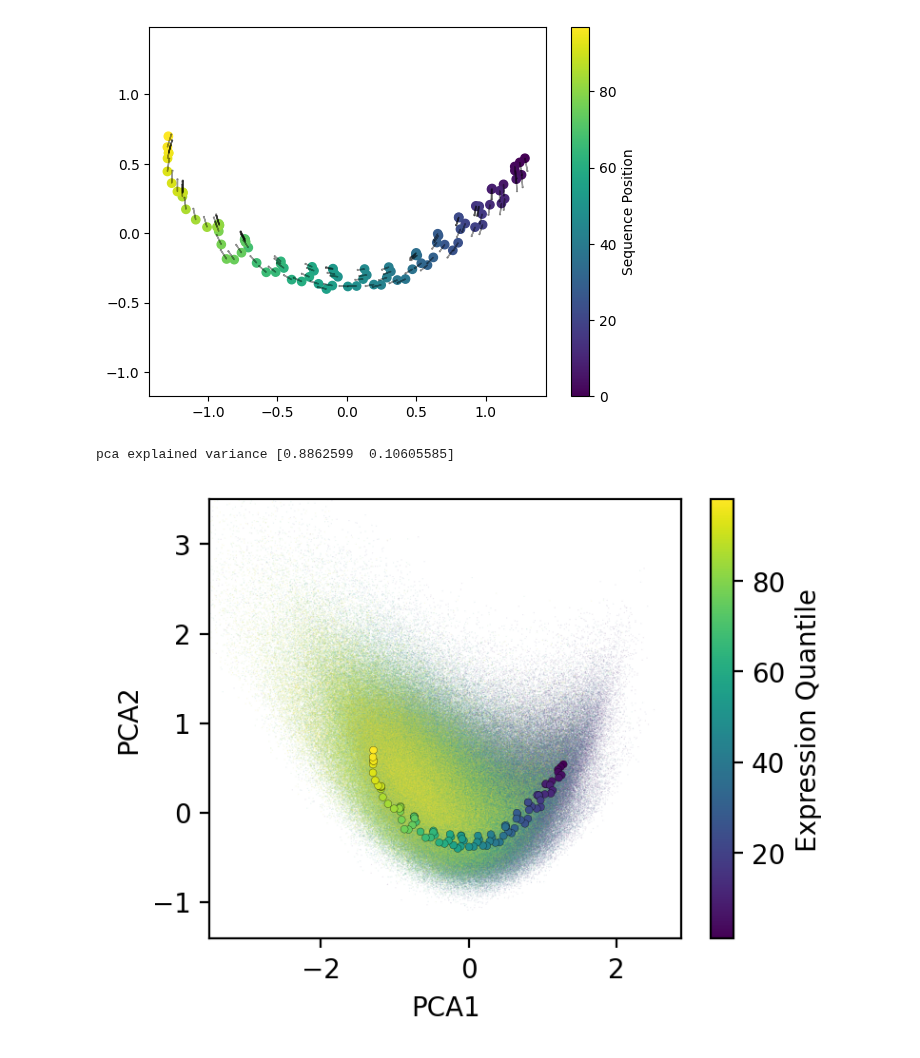
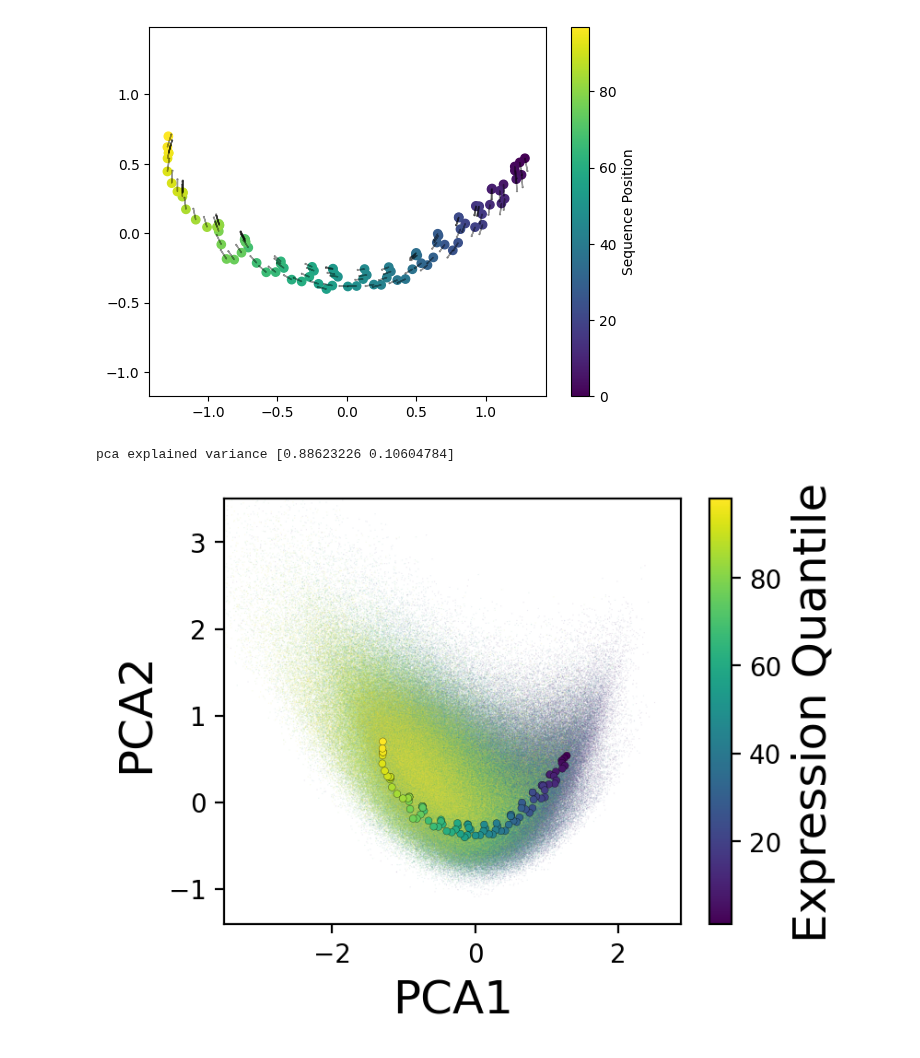
Before and after one commit to njwfish/DistributionEmbeddings, a Jupyter notebook: notebooks/gpra.ipynb, the cells around one changed output. Drawn from its saved outputs; the diff is of its cells as text; code cells hidden in the pictures.

```diff
--- a/notebooks/gpra.ipynb
+++ b/notebooks/gpra.ipynb
@@ -275,7 +256,7 @@ with torch.no_grad():
 rec = rec.reshape(98, 100 * 100, 129)
 # %%
 # load rec from numerical results
-rec = np.load('../numerical_results/rec.npy')
+rec = torch.from_numpy(np.load('../numerical_results/rec.npy'))
 rec = rec.reshape(98, 100 * 100, 129)
 # %%
 # save rec
@@ -348,7 +329,7 @@ for k in sorted(rec_scores.keys()):
     axs[1].hist(rec_scores[k][rec_scores[k] > 0.0], bins=50, alpha=0.5,
             color=color, density=True, label=None)
 
-axs[1].set_title('Reconstructed')
+axs[1].set_title('Reconstructed', fontsize=20)
 
 # Plot histogram for each quantile with alpha based on quantile number
 for k in sorted(ori_scores.keys()):
@@ -356,14 +337,12 @@ for k in sorted(ori_scores.keys()):
     axs[0].hist(ori_scores[k][ori_scores[k] > 0.0], bins=50, alpha=0.5,
             color=color, density=True, label=None)
 
-axs[0].set_title('Real')
-
-fig.suptitle('Distribution of Motifs')
+axs[0].set_title('Real', fontsize=20)
 
 # set shared y label
-fig.supylabel('Density')
+fig.supylabel('Density', fontsize=20)
 # set shared x label on fig
-fig.supxlabel('PWM Scores')
+fig.supxlabel('PWM Scores', fontsize=20)
 
 # Add colorbar - this is the fixed part
 sm = plt.cm.ScalarMappable(cmap=cmap, norm=norm)
@@ -442,6 +421,8 @@ plt.axis('equal') # <--- ADD THIS LINE HERE
 from matplotlib import pyplot as plt
 # creat pca embedding
 # reducer = PCA(n_components=2)
+embedding = pca.fit_transform(stacked_lats)
+all_lats = np.vstack([lats[k] for k in sorted(lats.keys())])
 embedding = pca.transform(all_lats)
 labels = np.concatenate([[k]*len(lats[k]) for k in sorted(lats.keys())])
 
@@ -475,36 +456,36 @@ sns.scatterplot(
     hue_norm=norm,
     s=.2,
     alpha=0.1,
     legend=False,
     ax=ax
 )
 
 # set latents
-embedding = pca.fit_transform(stacked_lats)
+embedding = pca.transform(stacked_lats)
 print("pca explained variance", pca.explained_variance_ratio_)
 
 labels = np.arange(len(stacked_lats))
 # add outline to the points
 plt.scatter(embedding[:, 0], embedding[:, 1], c=labels, cmap='viridis', s=8, edgecolor='black', linewidth=0.1)
 
 # ax.set_xticks([])
 # ax.set_yticks([])
-ax.set_xlabel('PCA1')
-ax.set_ylabel('PCA2')
+ax.set_xlabel('PCA1', fontsize=18)
+ax.set_ylabel('PCA2', fontsize=18)
 
 x_min, x_max, y_min, y_max = -3.5, 2.88, -1.41, 3.5
 ax.set_xlim(x_min, x_max)
 ax.set_ylim(y_min, y_max)
 
 # make the ScalarMappable manually
 sm = ScalarMappable(cmap=cmap, norm=norm)
 sm.set_array([])
 
 # pass ax to colorbar so it knows where to go :)
 cbar = plt.colorbar(sm, ax=ax)
-cbar.set_label("Expression Quantile")
+cbar.set_label("Expression Quantile", fontsize=18)
 
 plt.show()
 # %% [output]
-pca explained variance [0.8862599  0.10605585]
+pca explained variance [0.88623226 0.10604784]
-[figure, old version]
+[figure, new version]
```
Also changed, not shown: parts of 8 cells of this notebook, 1 other file.
